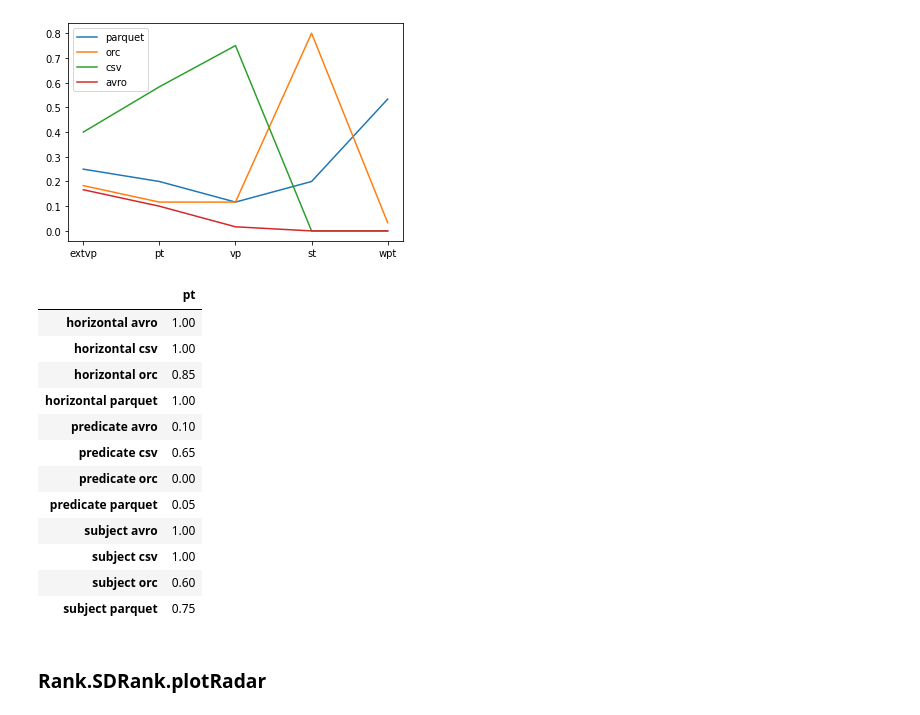
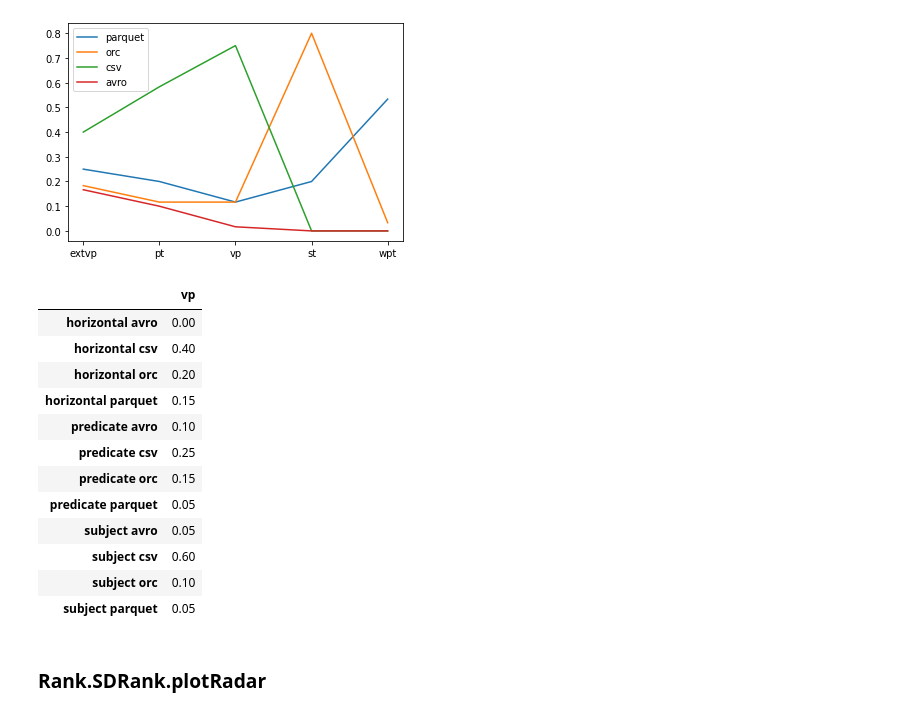
Before and after one commit to DataSystemsGroupUT/PAPyA, a Jupyter notebook: UI Module/BenchRanker.ipynb, the cells around one changed output. Saved outputs shown, nothing was run; the diff lists cells and outputs as text; code cells hidden in the pictures.

```diff
--- a/UI Module/BenchRanker.ipynb
+++ b/UI Module/BenchRanker.ipynb
@@ -233,22 +255,22 @@ SDRank('settings_watdiv.yaml', 'log_watdiv', '100M', 'schemas').replicability_pl
 [figure]
 # %%
 # comparing replicability of two options in schemas dimension. mode 0 to compare globally, mode 1 to compare locally
-from Rank import SDRank
-SDRank('settings_watdiv.yaml', 'log_watdiv', '100M', 'schemas').replicability_comparison(option = 'pt', mode = 1)
+from PAPyA.Rank import SDRank
+SDRank('settings_watdiv.yaml', 'log_watdiv', '100M', 'schemas').replicability_comparison(option = 'vp', mode = 1)
 # %% [output]
-|  | pt |
-| horizontal avro | 1.00 |
-| horizontal csv | 1.00 |
-| horizontal orc | 0.85 |
-| horizontal parquet | 1.00 |
+|  | vp |
+| horizontal avro | 0.00 |
+| horizontal csv | 0.40 |
+| horizontal orc | 0.20 |
+| horizontal parquet | 0.15 |
 | predicate avro | 0.10 |
-| predicate csv | 0.65 |
-| predicate orc | 0.00 |
+| predicate csv | 0.25 |
+| predicate orc | 0.15 |
 | predicate parquet | 0.05 |
-| subject avro | 1.00 |
-| subject csv | 1.00 |
-| subject orc | 0.60 |
-| subject parquet | 0.75 |
+| subject avro | 0.05 |
+| subject csv | 0.60 |
+| subject orc | 0.10 |
+| subject parquet | 0.05 |
 # %% [markdown]
 ### Rank.SDRank.plotRadar
 # %% [markdown]
```
Also changed, not shown: parts of 19 cells of this notebook, 25 other files.
